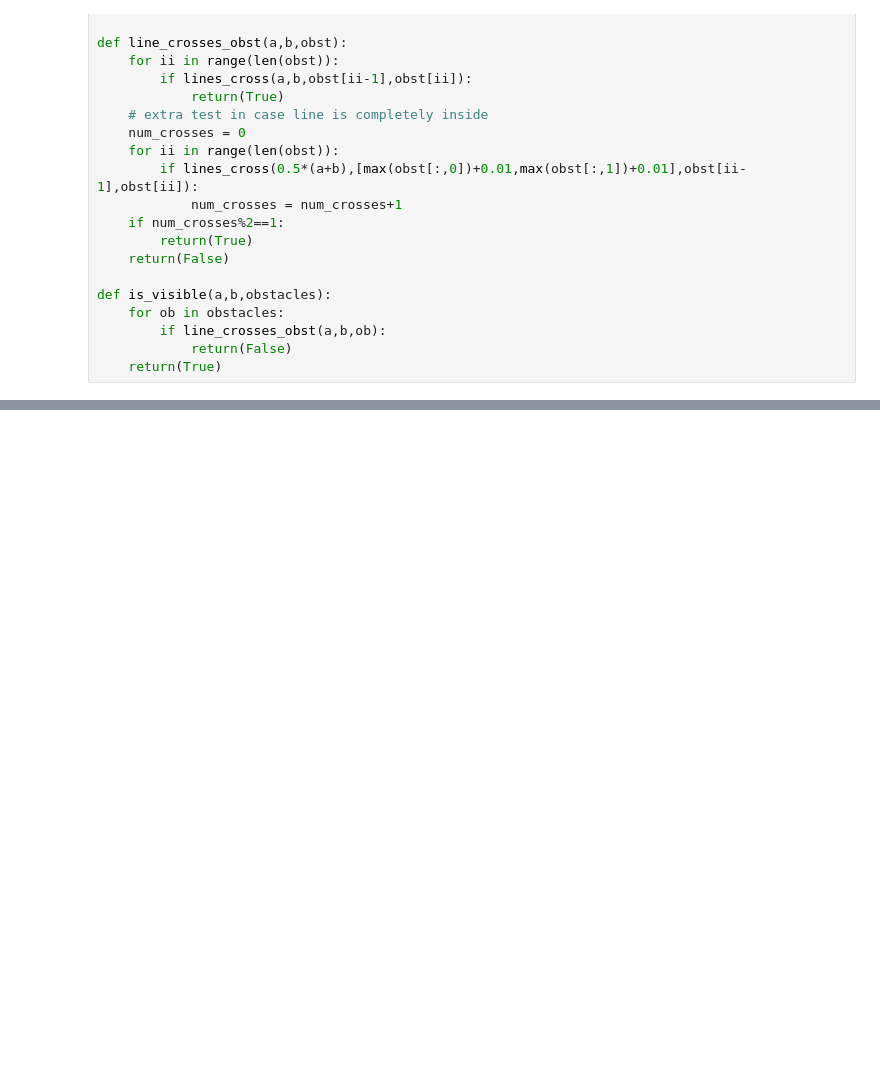
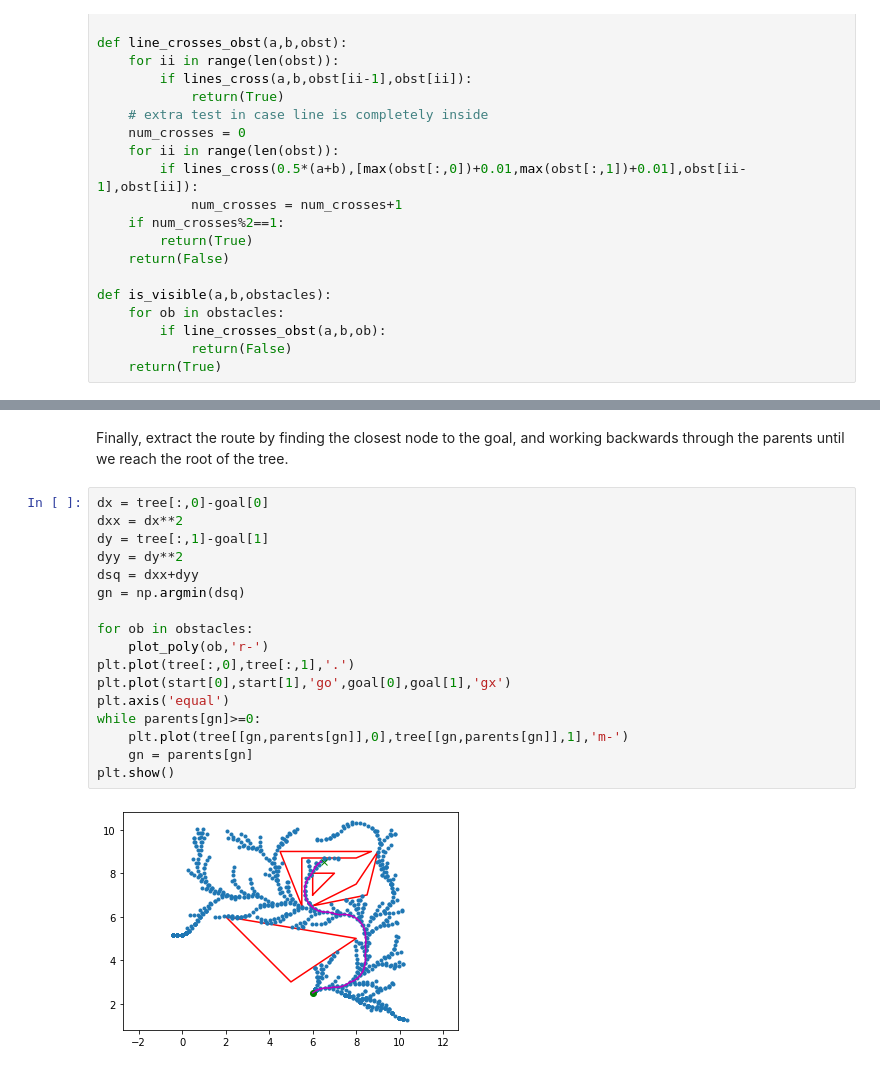
Before and after one commit to arthurrichards77/smply, a Jupyter notebook: rrt.ipynb, the cells around one changed output, grey strips where cells are left out. Cells and saved outputs as stored; diff of their text form; blank space fills up the shorter version.

```diff
--- a/rrt.ipynb
+++ b/rrt.ipynb
@@ -110,0 +162,21 @@ def is_visible(a,b,obstacles):
+# %% [markdown]
+Finally, extract the route by finding the closest node to the goal, and working backwards through the parents until we reach the root of the tree.
+# %%
+dx = tree[:,0]-goal[0]
+dxx = dx**2
+dy = tree[:,1]-goal[1]
+dyy = dy**2
+dsq = dxx+dyy
+gn = np.argmin(dsq)
+
+for ob in obstacles:
+    plot_poly(ob,'r-')
+plt.plot(tree[:,0],tree[:,1],'.')
+plt.plot(start[0],start[1],'go',goal[0],goal[1],'gx')
+plt.axis('equal')
+while parents[gn]>=0:
+    plt.plot(tree[[gn,parents[gn]],0],tree[[gn,parents[gn]],1],'m-')
+    gn = parents[gn]
+plt.show()
+# %% [output]
+[figure, added]
```
Also changed, not shown: parts of 13 cells of this notebook, 2 other files.
